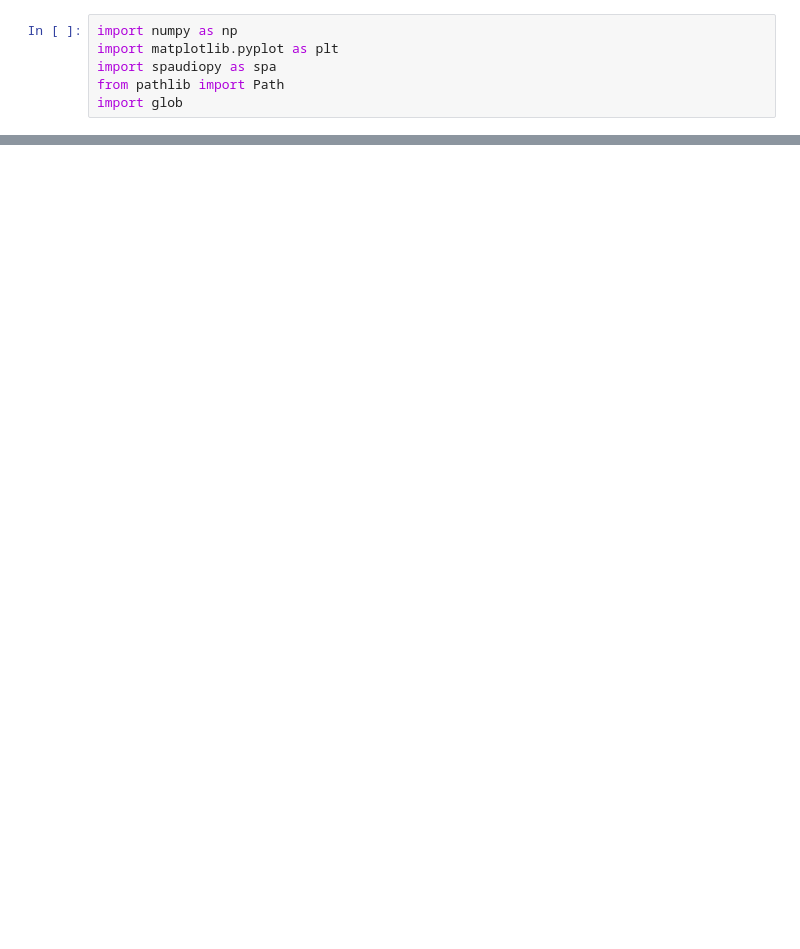
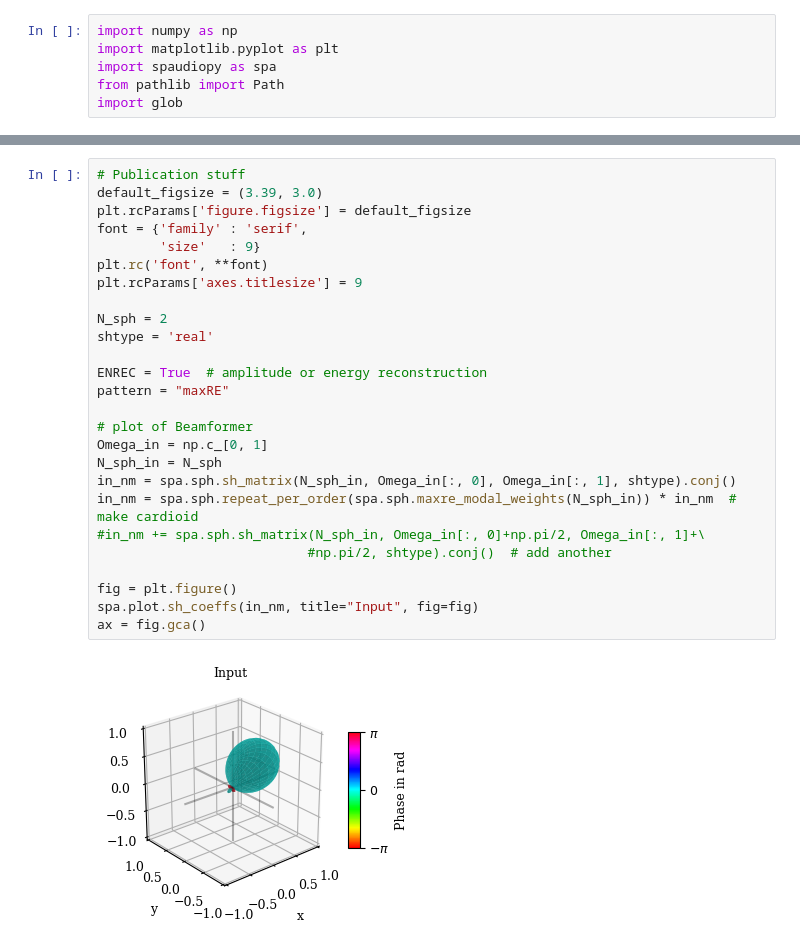
Before and after one commit to Floloffel/VAR-Project, a Jupyter notebook: Private testing/Avijah/beam_pattern.ipynb, the cells around one changed output, grey strips where cells are left out. Cells and saved outputs as stored; diff of their text form; blank space fills up the shorter version.

```diff
--- a/Private testing/Avijah/beam_pattern.ipynb
+++ b/Private testing/Avijah/beam_pattern.ipynb
@@ -92,0 +94,28 @@ TH = 47.34311742267682
+# %%
+# Publication stuff
+default_figsize = (3.39, 3.0)
+plt.rcParams['figure.figsize'] = default_figsize
+font = {'family' : 'serif',
+        'size'   : 9}
+plt.rc('font', **font)
+plt.rcParams['axes.titlesize'] = 9
+
+N_sph = 2
+shtype = 'real'
+
+ENREC = True  # amplitude or energy reconstruction
+pattern = "maxRE"
+
+# plot of Beamformer
+Omega_in = np.c_[0, 1]
+N_sph_in = N_sph
+in_nm = spa.sph.sh_matrix(N_sph_in, Omega_in[:, 0], Omega_in[:, 1], shtype).conj()
+in_nm = spa.sph.repeat_per_order(spa.sph.maxre_modal_weights(N_sph_in)) * in_nm  # make cardioid
+#in_nm += spa.sph.sh_matrix(N_sph_in, Omega_in[:, 0]+np.pi/2, Omega_in[:, 1]+\
+                           #np.pi/2, shtype).conj()  # add another
+
+fig = plt.figure()
+spa.plot.sh_coeffs(in_nm, title="Input", fig=fig)
+ax = fig.gca()
+# %% [output]
+[figure, added]
```
Also changed, not shown: parts of 5 cells of this notebook.
